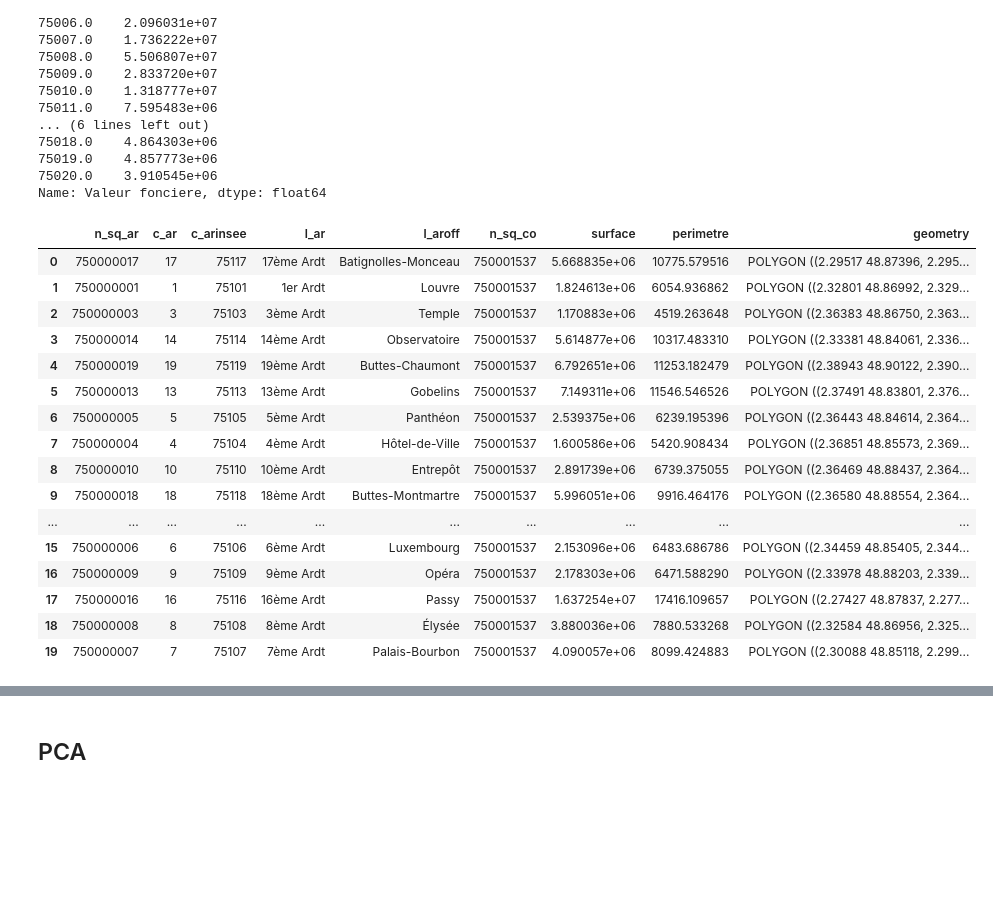
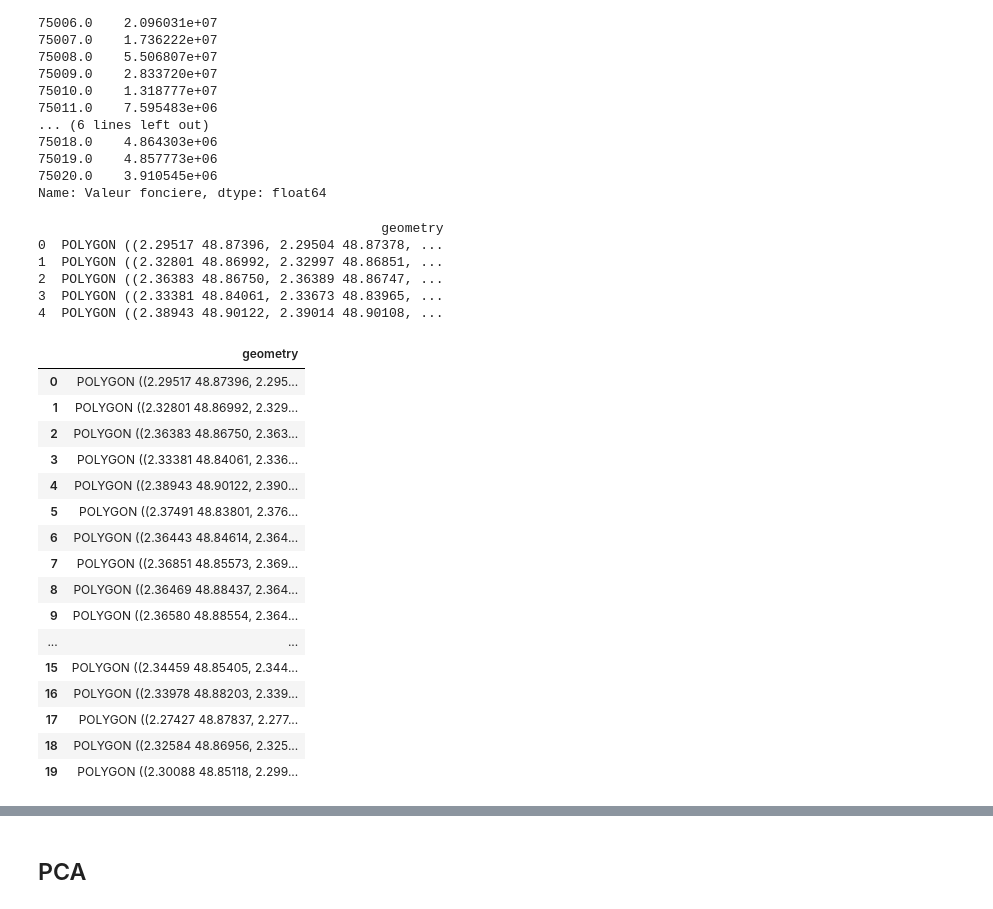
Before and after one commit to Skrinox/Analyses_des_Donnees_DVF, a Jupyter notebook: Analyses_DVF.ipynb, the cells around one changed output, grey strips where cells are left out. Cells and saved outputs as stored; diff of their text form; code cells hidden in the pictures; blank space fills up the shorter version.

```diff
--- a/Analyses_DVF.ipynb
+++ b/Analyses_DVF.ipynb
@@ -400,28 +412,41 @@ Code postal
 Name: Valeur fonciere, dtype: float64
 # %%
 # On récupère  les données géographiques des arrondissements de Paris
+import geopandas as gpd
+
+# Chemin vers le fichier Shapefile des arrondissements de Paris
 path = './map_Paris/arrondissements.shp'
 
-paris = gpd.read_file(path, encoding='utf-8')
-paris_shape = paris.to_crs({'init': 'epsg:4326'})
+# Lecture du fichier Shapefile avec spécification du CRS
+paris = gpd.read_file(path, crs='EPSG:4326')
+
+# Vérification des premières lignes pour confirmer que le chargement s'est bien déroulé
+print(paris.head())
+# %% [output]
+                                            geometry
+0  POLYGON ((2.29517 48.87396, 2.29504 48.87378, ...
+1  POLYGON ((2.32801 48.86992, 2.32997 48.86851, ...
+2  POLYGON ((2.36383 48.86750, 2.36389 48.86747, ...
+3  POLYGON ((2.33381 48.84061, 2.33673 48.83965, ...
+4  POLYGON ((2.38943 48.90122, 2.39014 48.90108, ...
 # %%
-paris_shape
+paris
 # %% [output]
-|  | n_sq_ar | c_ar | c_arinsee | l_ar | l_aroff | n_sq_co | surface | perimetre | geometry |
-| 0 | 750000017 | 17 | 75117 | 17ème Ardt | Batignolles-Monceau | 750001537 | 5.668835e+06 | 10775.579516 | POLYGON ((2.29517 48.87396, 2.295... |
-| 1 | 750000001 | 1 | 75101 | 1er Ardt | Louvre | 750001537 | 1.824613e+06 | 6054.936862 | POLYGON ((2.32801 48.86992, 2.329... |
-| 2 | 750000003 | 3 | 75103 | 3ème Ardt | Temple | 750001537 | 1.170883e+06 | 4519.263648 | POLYGON ((2.36383 48.86750, 2.363... |
-| 3 | 750000014 | 14 | 75114 | 14ème Ardt | Observatoire | 750001537 | 5.614877e+06 | 10317.483310 | POLYGON ((2.33381 48.84061, 2.336... |
-| 4 | 750000019 | 19 | 75119 | 19ème Ardt | Buttes-Chaumont | 750001537 | 6.792651e+06 | 11253.182479 | POLYGON ((2.38943 48.90122, 2.390... |
-| 5 | 750000013 | 13 | 75113 | 13ème Ardt | Gobelins | 750001537 | 7.149311e+06 | 11546.546526 | POLYGON ((2.37491 48.83801, 2.376... |
-| 6 | 750000005 | 5 | 75105 | 5ème Ardt | Panthéon | 750001537 | 2.539375e+06 | 6239.195396 | POLYGON ((2.36443 48.84614, 2.364... |
-| 7 | 750000004 | 4 | 75104 | 4ème Ardt | Hôtel-de-Ville | 750001537 | 1.600586e+06 | 5420.908434 | POLYGON ((2.36851 48.85573, 2.369... |
-| 8 | 750000010 | 10 | 75110 | 10ème Ardt | Entrepôt | 750001537 | 2.891739e+06 | 6739.375055 | POLYGON ((2.36469 48.88437, 2.364... |
-| 9 | 750000018 | 18 | 75118 | 18ème Ardt | Buttes-Montmartre | 750001537 | 5.996051e+06 | 9916.464176 | POLYGON ((2.36580 48.88554, 2.364... |
-| ... | ... | ... | ... | ... | ... | ... | ... | ... | ... |
-| 15 | 750000006 | 6 | 75106 | 6ème Ardt | Luxembourg | 750001537 | 2.153096e+06 | 6483.686786 | POLYGON ((2.34459 48.85405, 2.344... |
-| 16 | 750000009 | 9 | 75109 | 9ème Ardt | Opéra | 750001537 | 2.178303e+06 | 6471.588290 | POLYGON ((2.33978 48.88203, 2.339... |
-| 17 | 750000016 | 16 | 75116 | 16ème Ardt | Passy | 750001537 | 1.637254e+07 | 17416.109657 | POLYGON ((2.27427 48.87837, 2.277... |
-| 18 | 750000008 | 8 | 75108 | 8ème Ardt | Élysée | 750001537 | 3.880036e+06 | 7880.533268 | POLYGON ((2.32584 48.86956, 2.325... |
-| 19 | 750000007 | 7 | 75107 | 7ème Ardt | Palais-Bourbon | 750001537 | 4.090057e+06 | 8099.424883 | POLYGON ((2.30088 48.85118, 2.299... |
+|  | geometry |
+| 0 | POLYGON ((2.29517 48.87396, 2.295... |
+| 1 | POLYGON ((2.32801 48.86992, 2.329... |
+| 2 | POLYGON ((2.36383 48.86750, 2.363... |
+| 3 | POLYGON ((2.33381 48.84061, 2.336... |
+| 4 | POLYGON ((2.38943 48.90122, 2.390... |
+| 5 | POLYGON ((2.37491 48.83801, 2.376... |
+| 6 | POLYGON ((2.36443 48.84614, 2.364... |
+| 7 | POLYGON ((2.36851 48.85573, 2.369... |
+| 8 | POLYGON ((2.36469 48.88437, 2.364... |
+| 9 | POLYGON ((2.36580 48.88554, 2.364... |
+| ... | ... |
+| 15 | POLYGON ((2.34459 48.85405, 2.344... |
+| 16 | POLYGON ((2.33978 48.88203, 2.339... |
+| 17 | POLYGON ((2.27427 48.87837, 2.277... |
+| 18 | POLYGON ((2.32584 48.86956, 2.325... |
+| 19 | POLYGON ((2.30088 48.85118, 2.299... |
 # %%
```
Also changed, not shown: parts of 4 cells of this notebook.
